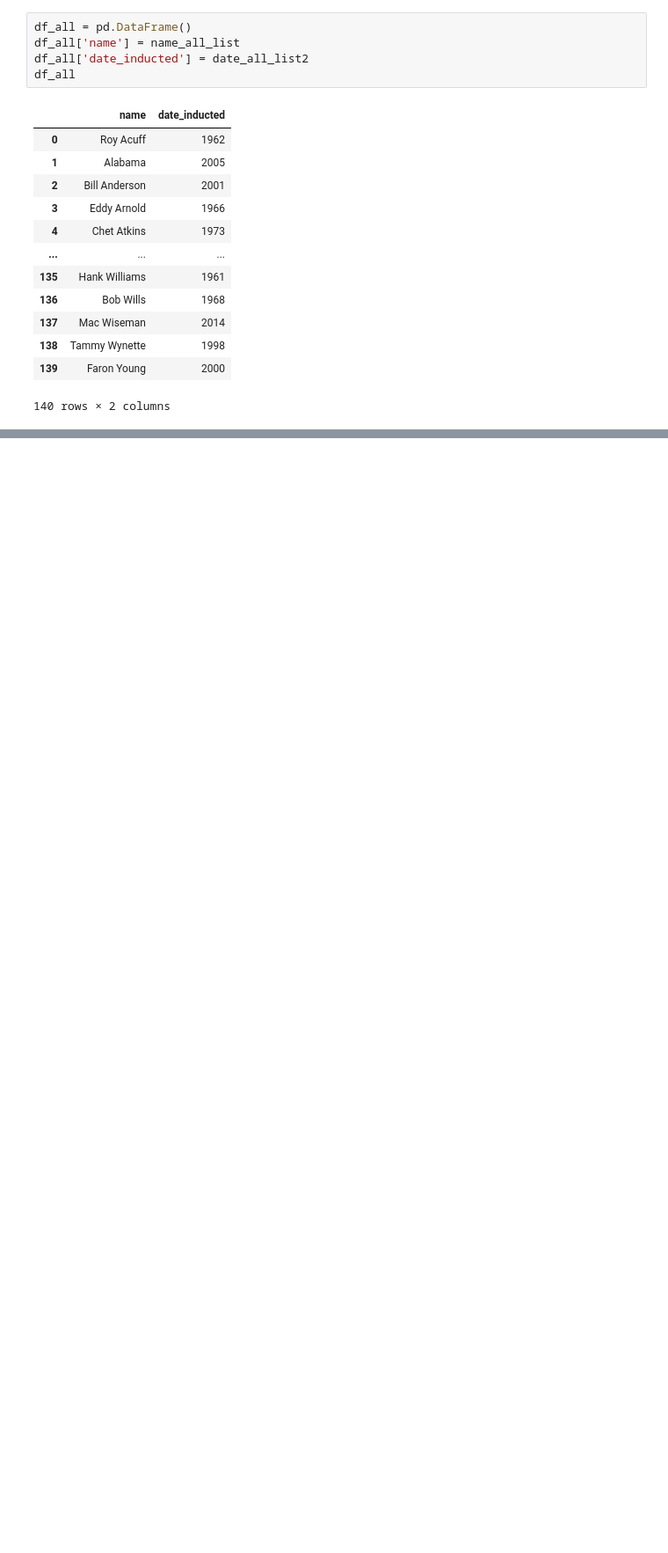
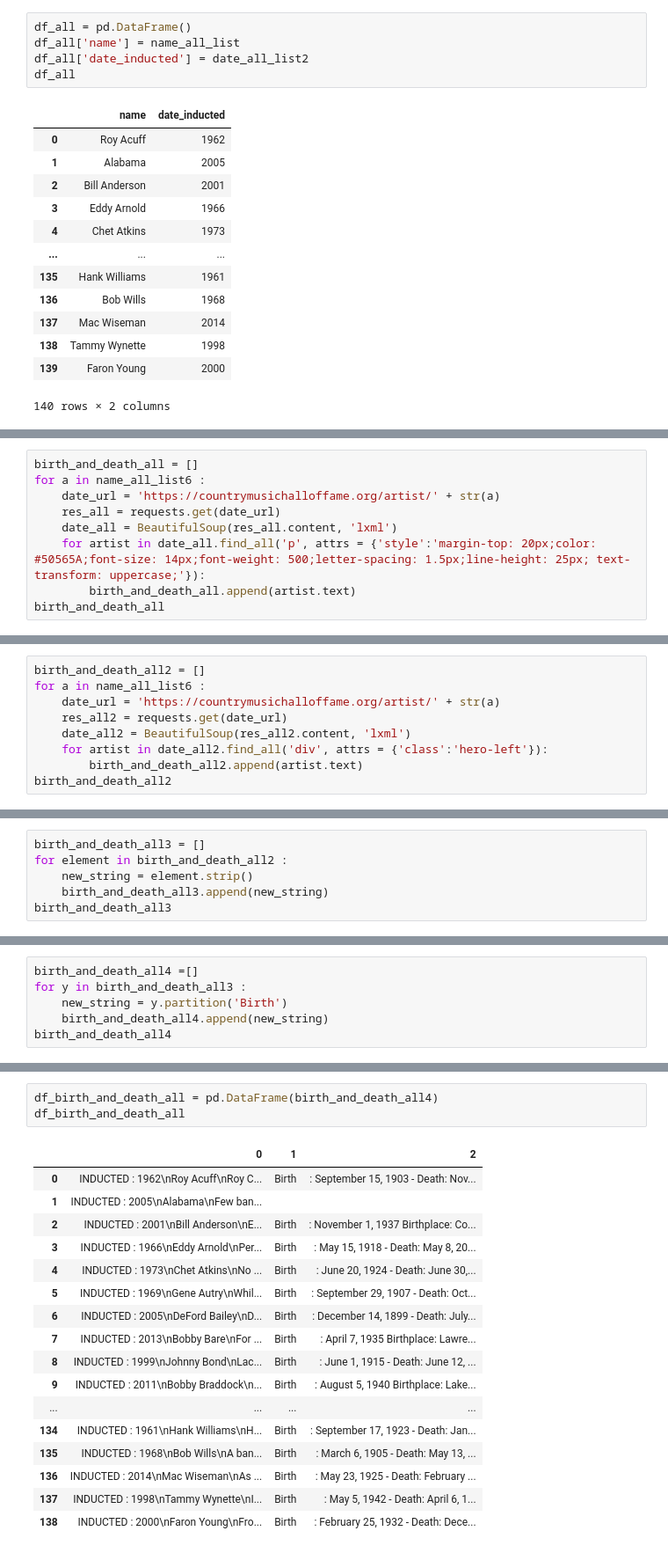
Before and after one commit to ryanhilber93/python-web-scraping-country-music-hof, a Jupyter notebook: country_music_HOF_webscraping.ipynb, the cells around one changed output, grey strips where cells are left out. Shown at 88% size. Drawn from its saved outputs; the diff is of its cells as text; blank space fills up the shorter version.

```diff
--- a/country_music_HOF_webscraping.ipynb
+++ b/country_music_HOF_webscraping.ipynb
@@ -321,0 +556,9 @@ df_all
+# %%
+birth_and_death_all = []
+for a in name_all_list6 :
+    date_url = 'https://countrymusichalloffame.org/artist/' + str(a)
+    res_all = requests.get(date_url)
+    date_all = BeautifulSoup(res_all.content, 'lxml')
+    for artist in date_all.find_all('p', attrs = {'style':'margin-top: 20px;color: #50565A;font-size: 14px;font-weight: 500;letter-spacing: 1.5px;line-height: 25px; text-transform: uppercase;'}):
+        birth_and_death_all.append(artist.text)
+birth_and_death_all
@@ -321,0 +591,9 @@ df_all
+# %%
+birth_and_death_all2 = []
+for a in name_all_list6 :
+    date_url = 'https://countrymusichalloffame.org/artist/' + str(a)
+    res_all2 = requests.get(date_url)
+    date_all2 = BeautifulSoup(res_all2.content, 'lxml')
+    for artist in date_all2.find_all('div', attrs = {'class':'hero-left'}):
+        birth_and_death_all2.append(artist.text)
+birth_and_death_all2
@@ -321,0 +622,6 @@ df_all
+# %%
+birth_and_death_all3 = []
+for element in birth_and_death_all2 :
+    new_string = element.strip()
+    birth_and_death_all3.append(new_string)
+birth_and_death_all3
@@ -321,0 +646,6 @@ df_all
+# %%
+birth_and_death_all4 =[]
+for y in birth_and_death_all3 :
+    new_string = y.partition('Birth')
+    birth_and_death_all4.append(new_string)
+birth_and_death_all4
@@ -321,0 +670,21 @@ df_all
+# %%
+df_birth_and_death_all = pd.DataFrame(birth_and_death_all4)
+df_birth_and_death_all
+# %% [output]
+|  | 0 | 1 | 2 |
+| 0 | INDUCTED : 1962\nRoy Acuff\nRoy C... | Birth | : September 15, 1903 - Death: Nov... |
+| 1 | INDUCTED : 2005\nAlabama\nFew ban... |  |  |
+| 2 | INDUCTED : 2001\nBill Anderson\nE... | Birth | : November 1, 1937 Birthplace: Co... |
+| 3 | INDUCTED : 1966\nEddy Arnold\nPer... | Birth | : May 15, 1918 - Death: May 8, 20... |
+| 4 | INDUCTED : 1973\nChet Atkins\nNo ... | Birth | : June 20, 1924 - Death: June 30,... |
+| 5 | INDUCTED : 1969\nGene Autry\nWhil... | Birth | : September 29, 1907 - Death: Oct... |
+| 6 | INDUCTED : 2005\nDeFord Bailey\nD... | Birth | : December 14, 1899 - Death: July... |
+| 7 | INDUCTED : 2013\nBobby Bare\nFor ... | Birth | : April 7, 1935 Birthplace: Lawre... |
+| 8 | INDUCTED : 1999\nJohnny Bond\nLac... | Birth | : June 1, 1915 - Death: June 12, ... |
+| 9 | INDUCTED : 2011\nBobby Braddock\n... | Birth | : August 5, 1940 Birthplace: Lake... |
+| ... | ... | ... | ... |
+| 134 | INDUCTED : 1961\nHank Williams\nH... | Birth | : September 17, 1923 - Death: Jan... |
+| 135 | INDUCTED : 1968\nBob Wills\nA ban... | Birth | : March 6, 1905 - Death: May 13, ... |
+| 136 | INDUCTED : 2014\nMac Wiseman\nAs ... | Birth | : May 23, 1925 - Death: February ... |
+| 137 | INDUCTED : 1998\nTammy Wynette\nI... | Birth | : May 5, 1942 - Death: April 6, 1... |
+| 138 | INDUCTED : 2000\nFaron Young\nFro... | Birth | : February 25, 1932 - Death: Dece... |
```
Also changed, not shown: parts of 38 cells of this notebook.
